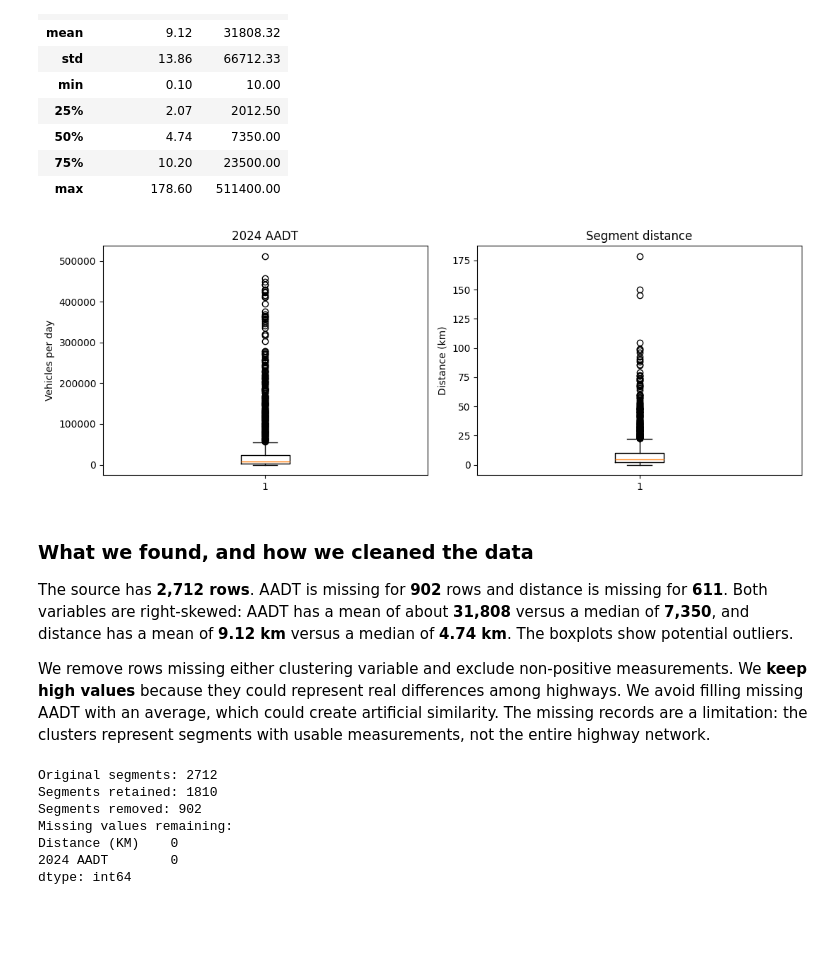
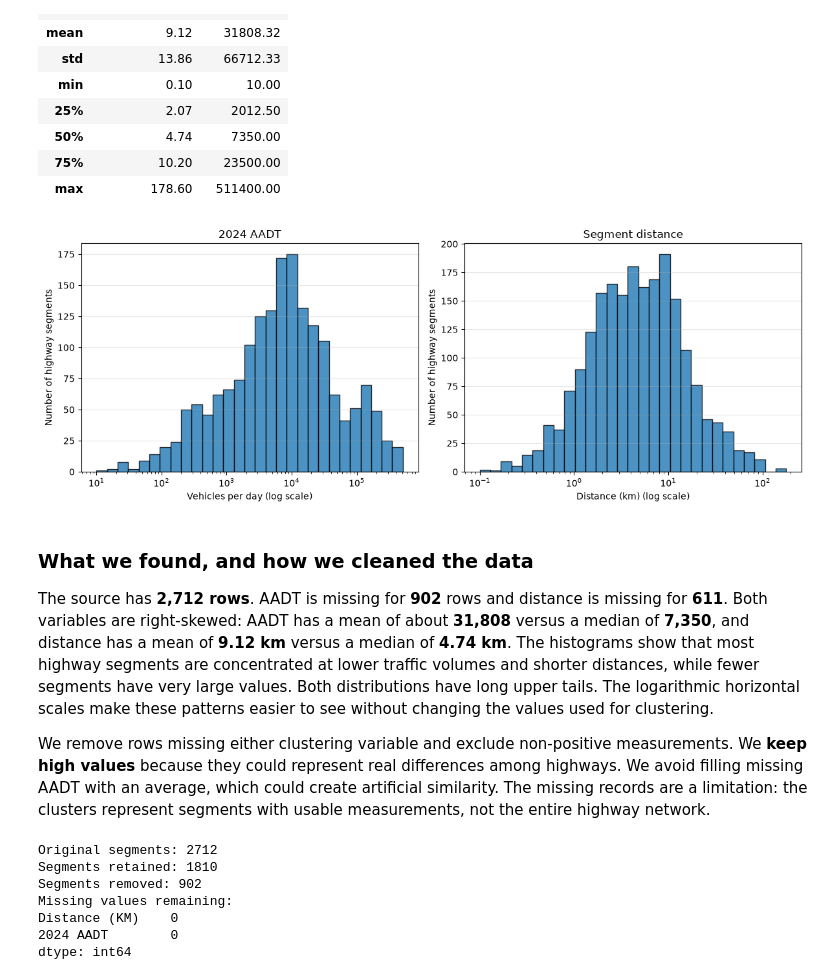
Before and after one commit to JohnBuni/Data-Analysis-Project-Group4, a Jupyter notebook: highway_congestion_workshopB.ipynb, the cells around one changed output. Saved outputs shown, nothing was run; the diff lists cells and outputs as text; code cells hidden in the pictures; blank space fills up the shorter version.

Commit message:
Update boxplots to histograms for more clarity

```diff
--- a/highway_congestion_workshopB.ipynb
+++ b/highway_congestion_workshopB.ipynb
@@ -67,20 +67,37 @@ Descriptive statistics:
 | 75% | 10.20 | 23500.00 |
 | max | 178.60 | 511400.00 |
 # %%
-# Boxplots reveal spread and possible outliers before cleaning
-fig, axes = plt.subplots(1, 2, figsize=(11, 4))
-axes[0].boxplot(df["2024 AADT"].dropna())
-axes[0].set(title="2024 AADT", ylabel="Vehicles per day")
-axes[1].boxplot(df["Distance (KM)"].dropna())
-axes[1].set(title="Segment distance", ylabel="Distance (km)")
+# Histograms show the distributions before cleaning
+import numpy as np
+
+fig, axes = plt.subplots(1, 2, figsize=(12, 4.5))
+
+columns = [
+    ("2024 AADT", "2024 AADT", "Vehicles per day"),
+    ("Distance (KM)", "Segment distance", "Distance (km)")
+]
+
+for ax, (column, title, xlabel) in zip(axes, columns):
+    values = df[column].dropna()
+    values = values[values > 0]
+
+    bins = np.logspace(np.log10(values.min()), np.log10(values.max()), 30)
+
+    ax.hist(values, bins=bins, edgecolor="black", alpha=0.8)
+    ax.set_xscale("log")
+    ax.set_title(title)
+    ax.set_xlabel(xlabel + " (log scale)")
+    ax.set_ylabel("Number of highway segments")
+    ax.grid(axis="y", alpha=0.3)
+
 plt.tight_layout()
 plt.show()
 # %% [output]
-[figure, old version]
+[figure, new version]
 # %% [markdown]
 ### What we found, and how we cleaned the data
 
-The source has **2,712 rows**. AADT is missing for **902** rows and distance is missing for **611**. Both variables are right-skewed: AADT has a mean of about **31,808** versus a median of **7,350**, and distance has a mean of **9.12 km** versus a median of **4.74 km**. The boxplots show potential outliers.
+The source has **2,712 rows**. AADT is missing for **902** rows and distance is missing for **611**. Both variables are right-skewed: AADT has a mean of about **31,808** versus a median of **7,350**, and distance has a mean of **9.12 km** versus a median of **4.74 km**. The histograms show that most highway segments are concentrated at lower traffic volumes and shorter distances, while fewer segments have very large values. Both distributions have long upper tails. The logarithmic horizontal scales make these patterns easier to see without changing the values used for clustering.
 
 We remove rows missing either clustering variable and exclude non-positive measurements. We **keep high values** because they could represent real differences among highways. We avoid filling missing AADT with an average, which could create artificial similarity. The missing records are a limitation: the clusters represent segments with usable measurements, not the entire highway network.
 # %%
```
Also changed, not shown: parts of 1 cell of this notebook.
